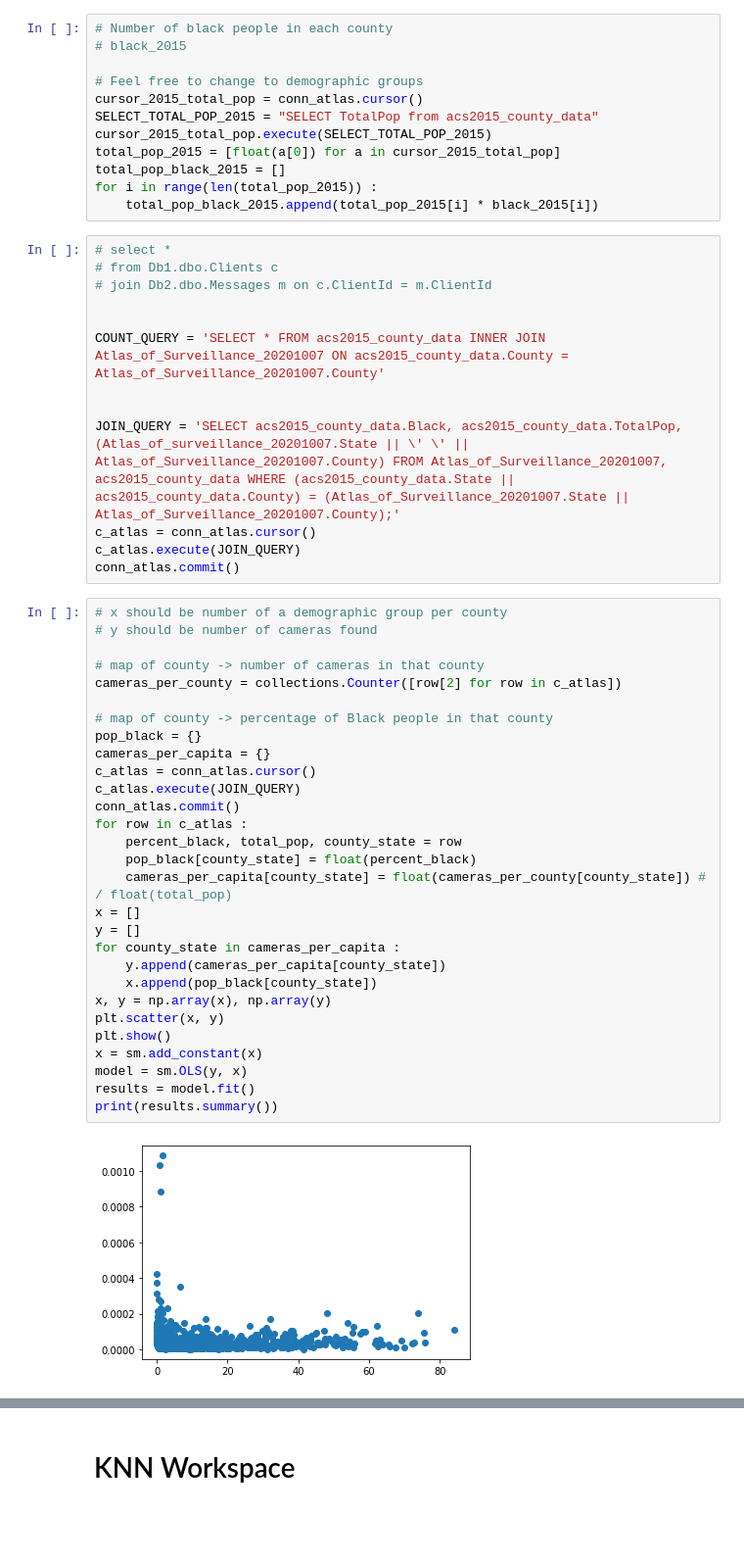
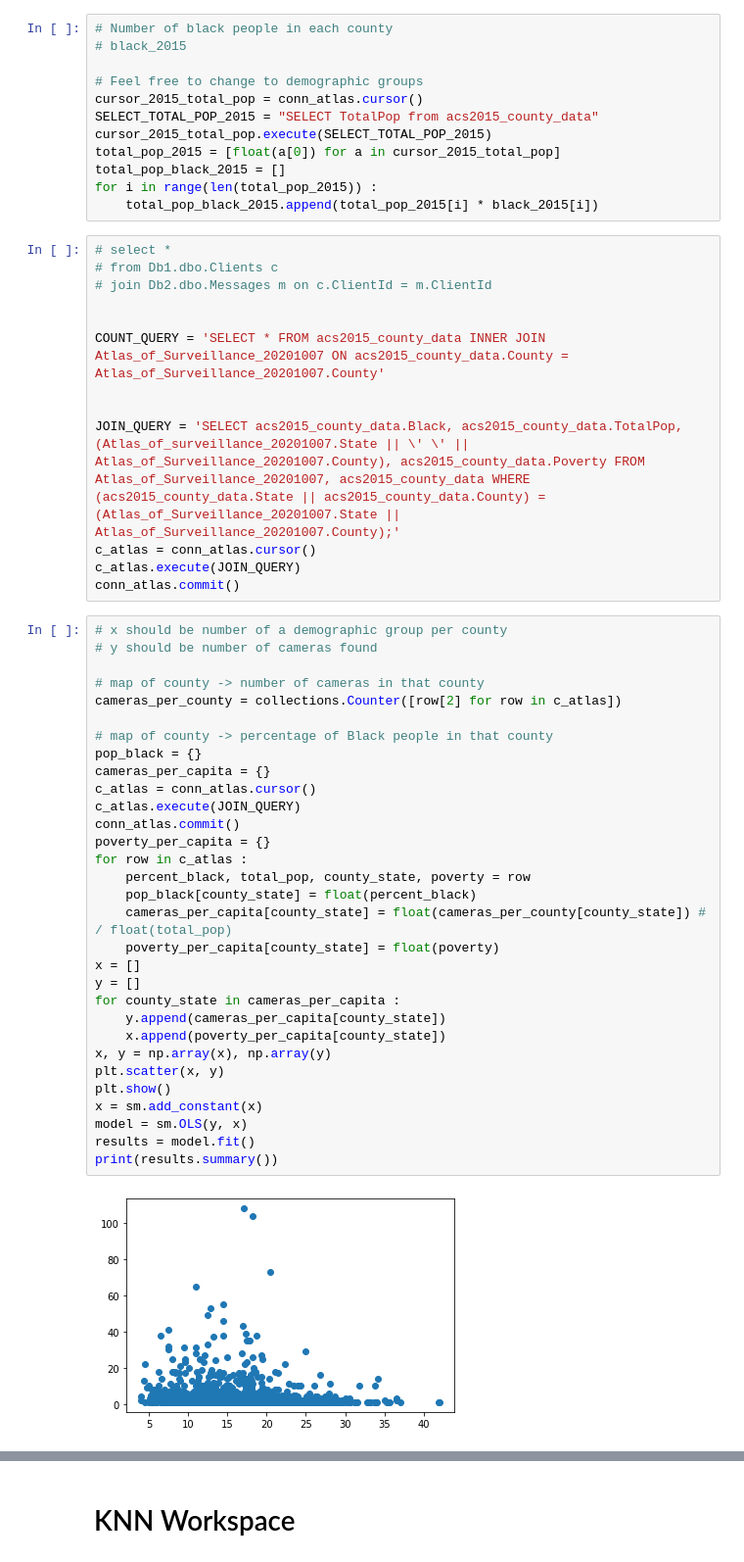
Before and after one commit to as130/algos_final_project, a Jupyter notebook: analysis.ipynb, the cells around one changed output, grey strips where cells are left out. Shown: that part at 98% size. Drawn from its saved outputs; the diff is of its cells as text; blank space fills up the shorter version.

```diff
--- a/analysis.ipynb
+++ b/analysis.ipynb
@@ -91,40 +93,42 @@ for i in range(len(total_pop_2015)) :
 COUNT_QUERY = 'SELECT * FROM acs2015_county_data INNER JOIN Atlas_of_Surveillance_20201007 ON acs2015_county_data.County = Atlas_of_Surveillance_20201007.County'
 
 
-JOIN_QUERY = 'SELECT acs2015_county_data.Black, acs2015_county_data.TotalPop, (Atlas_of_surveillance_20201007.State || \' \' || Atlas_of_Surveillance_20201007.County) FROM Atlas_of_Surveillance_20201007, acs2015_county_data WHERE (acs2015_county_data.State || acs2015_county_data.County) = (Atlas_of_Surveillance_20201007.State || Atlas_of_Surveillance_20201007.County);'
+JOIN_QUERY = 'SELECT acs2015_county_data.Black, acs2015_county_data.TotalPop, (Atlas_of_surveillance_20201007.State || \' \' || Atlas_of_Surveillance_20201007.County), acs2015_county_data.Poverty FROM Atlas_of_Surveillance_20201007, acs2015_county_data WHERE (acs2015_county_data.State || acs2015_county_data.County) = (Atlas_of_Surveillance_20201007.State || Atlas_of_Surveillance_20201007.County);'
 c_atlas = conn_atlas.cursor()
 c_atlas.execute(JOIN_QUERY)
 conn_atlas.commit()
 # %%
 # x should be number of a demographic group per county
 # y should be number of cameras found
 
 # map of county -> number of cameras in that county
 cameras_per_county = collections.Counter([row[2] for row in c_atlas])
 
 # map of county -> percentage of Black people in that county
 pop_black = {}
 cameras_per_capita = {}
 c_atlas = conn_atlas.cursor()
 c_atlas.execute(JOIN_QUERY)
 conn_atlas.commit()
+poverty_per_capita = {}
 for row in c_atlas :
-    percent_black, total_pop, county_state = row
+    percent_black, total_pop, county_state, poverty = row
     pop_black[county_state] = float(percent_black)
     cameras_per_capita[county_state] = float(cameras_per_county[county_state]) # / float(total_pop)
+    poverty_per_capita[county_state] = float(poverty)
 x = []
 y = []
 for county_state in cameras_per_capita :
     y.append(cameras_per_capita[county_state])
-    x.append(pop_black[county_state])
+    x.append(poverty_per_capita[county_state])
 x, y = np.array(x), np.array(y)
 plt.scatter(x, y)
 plt.show()
 x = sm.add_constant(x)
 model = sm.OLS(y, x)
 results = model.fit()
 print(results.summary())
 # %% [output]
-[figure, old version]
+[figure, new version]
                             OLS Regression Results
 ==============================================================================
```
Also changed, not shown: parts of 4 cells of this notebook, 1 other file.
